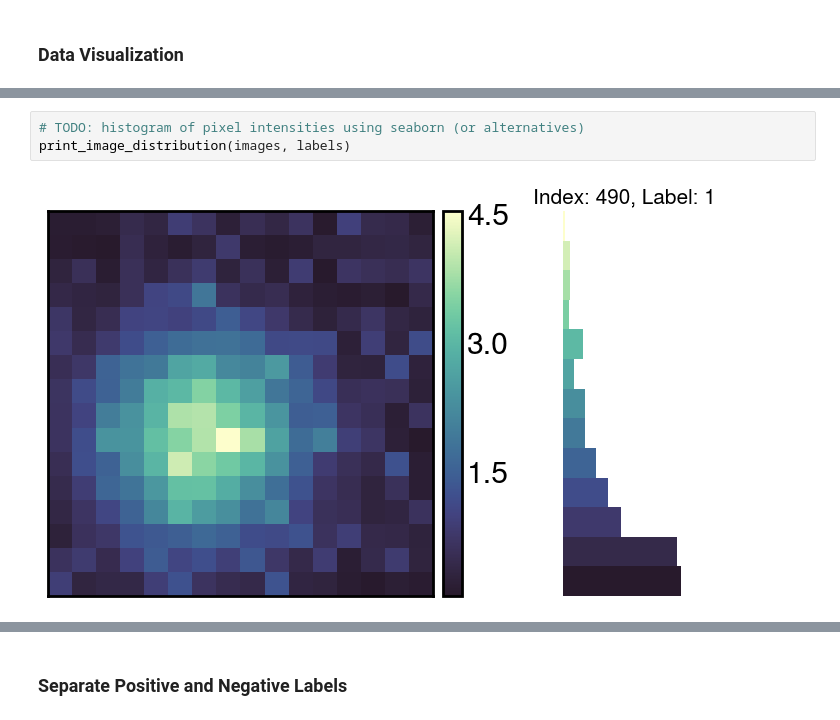
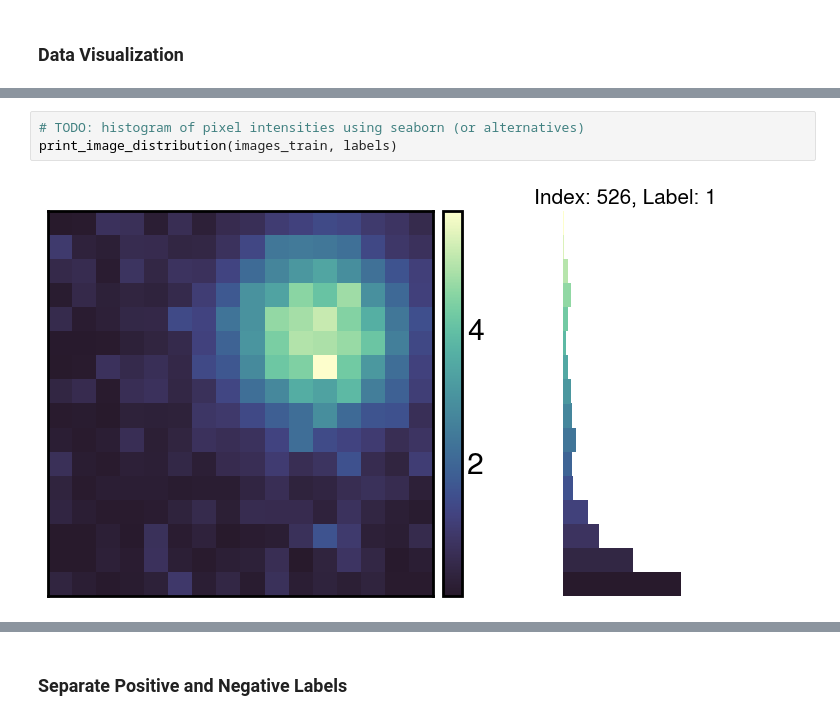
Before and after one commit to MatteoMorellini/CICADA-Google-Summer-of-Code, a Jupyter notebook: index.ipynb, the cells around one changed output, grey strips where cells are left out. Saved outputs shown, nothing was run; the diff lists cells and outputs as text.

Commit message:
plot: further investigation into the dataset

```diff
--- a/index.ipynb
+++ b/index.ipynb
@@ -111,5 +126,5 @@ def print_image_distribution(images: NDArray[np.float64], labels: NDArray[np.int
 # %%
 # TODO: histogram of pixel intensities using seaborn (or alternatives)
-print_image_distribution(images, labels)
+print_image_distribution(images_train, labels)
 # %% [output]
-[figure, old version]
+[figure, new version]
```
Also changed, not shown: parts of 17 cells of this notebook.
